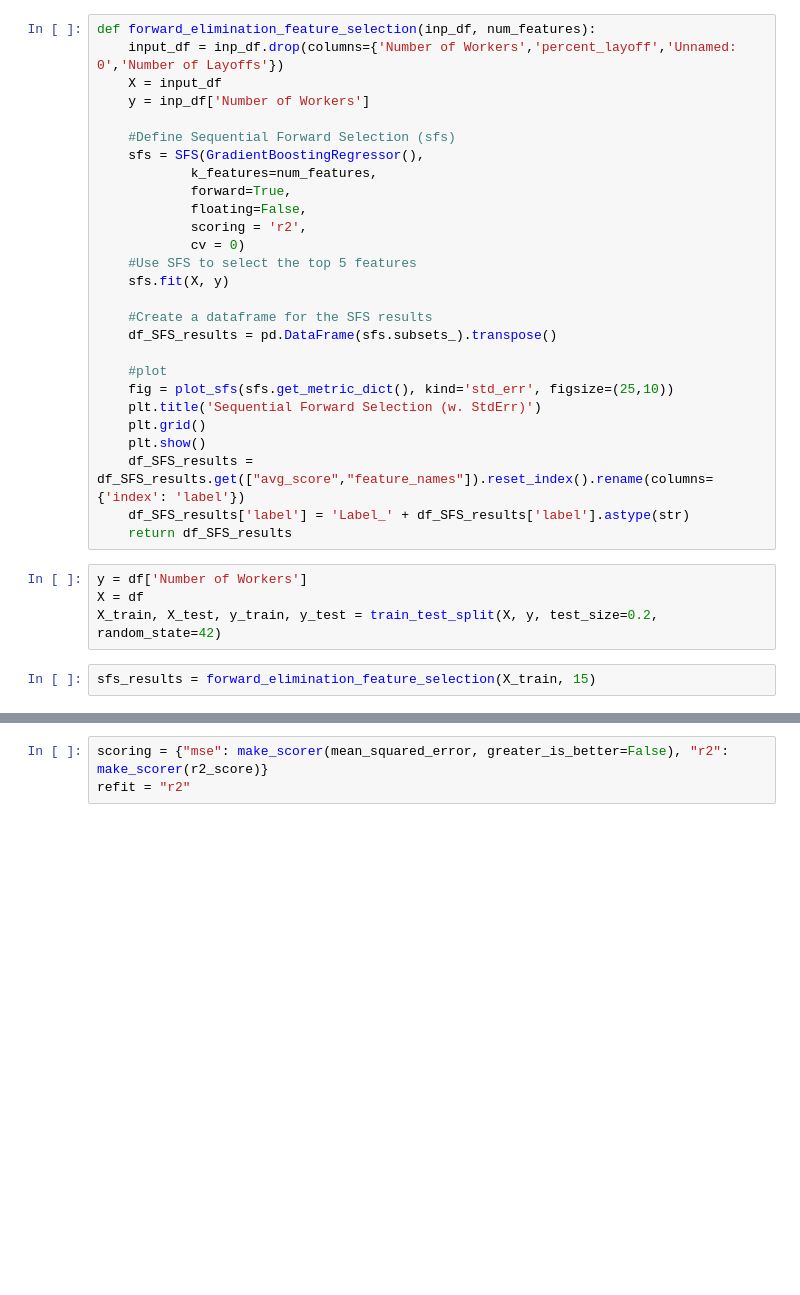
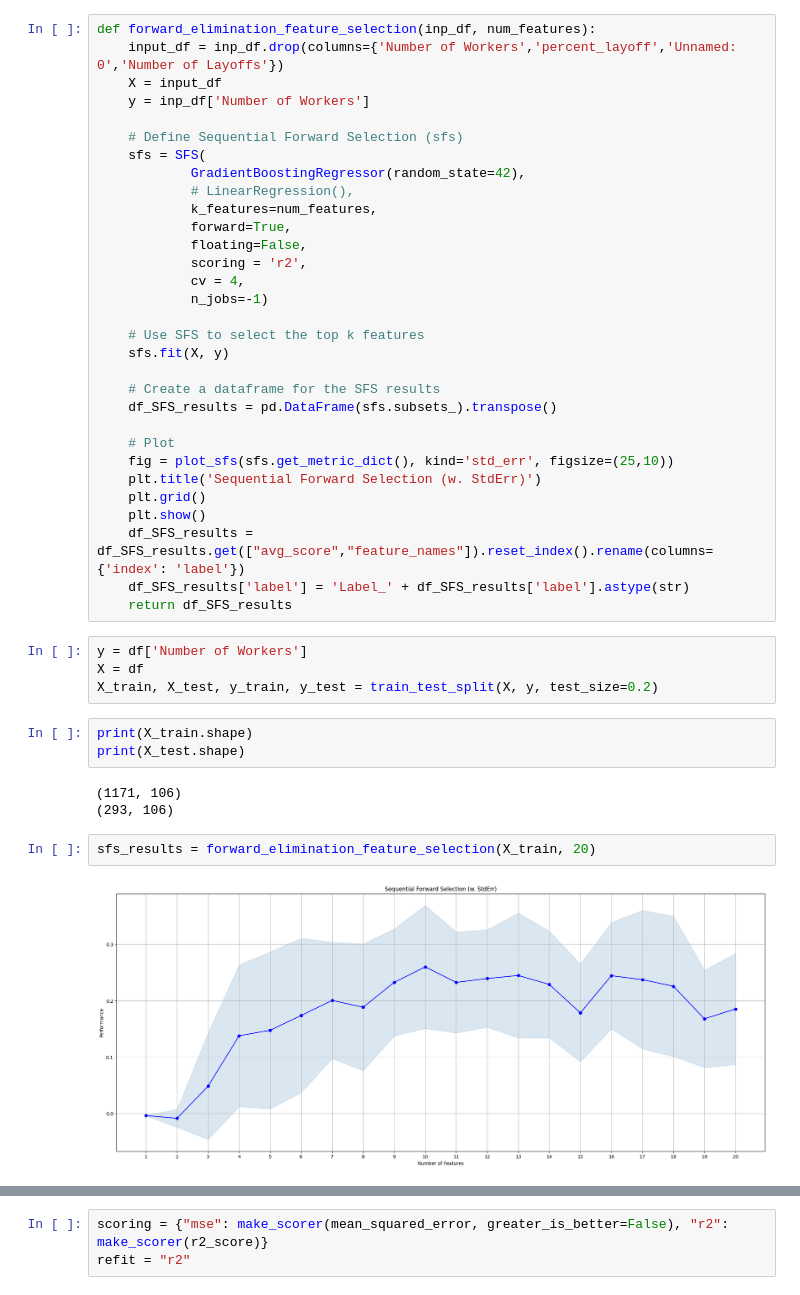
Before and after one commit to fatbuddy/layoffs-decoded, a Jupyter notebook: analysis/q2_regression.ipynb, the cells around one changed output, grey strips where cells are left out. Cells and saved outputs as stored; diff of their text form; blank space fills up the shorter version.

```diff
--- a/analysis/q2_regression.ipynb
+++ b/analysis/q2_regression.ipynb
@@ -62,20 +67,24 @@ def forward_elimination_feature_selection(inp_df, num_features):
     X = input_df
     y = inp_df['Number of Workers']
 
-    #Define Sequential Forward Selection (sfs)
-    sfs = SFS(GradientBoostingRegressor(),
+    # Define Sequential Forward Selection (sfs)
+    sfs = SFS(
+            GradientBoostingRegressor(random_state=42),
+            # LinearRegression(),
             k_features=num_features,
             forward=True,
             floating=False,
             scoring = 'r2',
-            cv = 0)
-    #Use SFS to select the top 5 features
+            cv = 4,
+            n_jobs=-1)
+
+    # Use SFS to select the top k features
     sfs.fit(X, y)
 
-    #Create a dataframe for the SFS results
+    # Create a dataframe for the SFS results
     df_SFS_results = pd.DataFrame(sfs.subsets_).transpose()
 
-    #plot
+    # Plot
     fig = plot_sfs(sfs.get_metric_dict(), kind='std_err', figsize=(25,10))
     plt.title('Sequential Forward Selection (w. StdErr)')
     plt.grid()
@@ -86,7 +95,15 @@ def forward_elimination_feature_selection(inp_df, num_features):
 # %%
 y = df['Number of Workers']
 X = df
-X_train, X_test, y_train, y_test = train_test_split(X, y, test_size=0.2, random_state=42)
+X_train, X_test, y_train, y_test = train_test_split(X, y, test_size=0.2)
+# %%
+print(X_train.shape)
+print(X_test.shape)
+# %% [output]
+(1171, 106)
+(293, 106)
 # %%
-sfs_results = forward_elimination_feature_selection(X_train, 15)
+sfs_results = forward_elimination_feature_selection(X_train, 20)
+# %% [output]
+[figure, added]
 # %%
```
Also changed, not shown: parts of 22 cells of this notebook.
